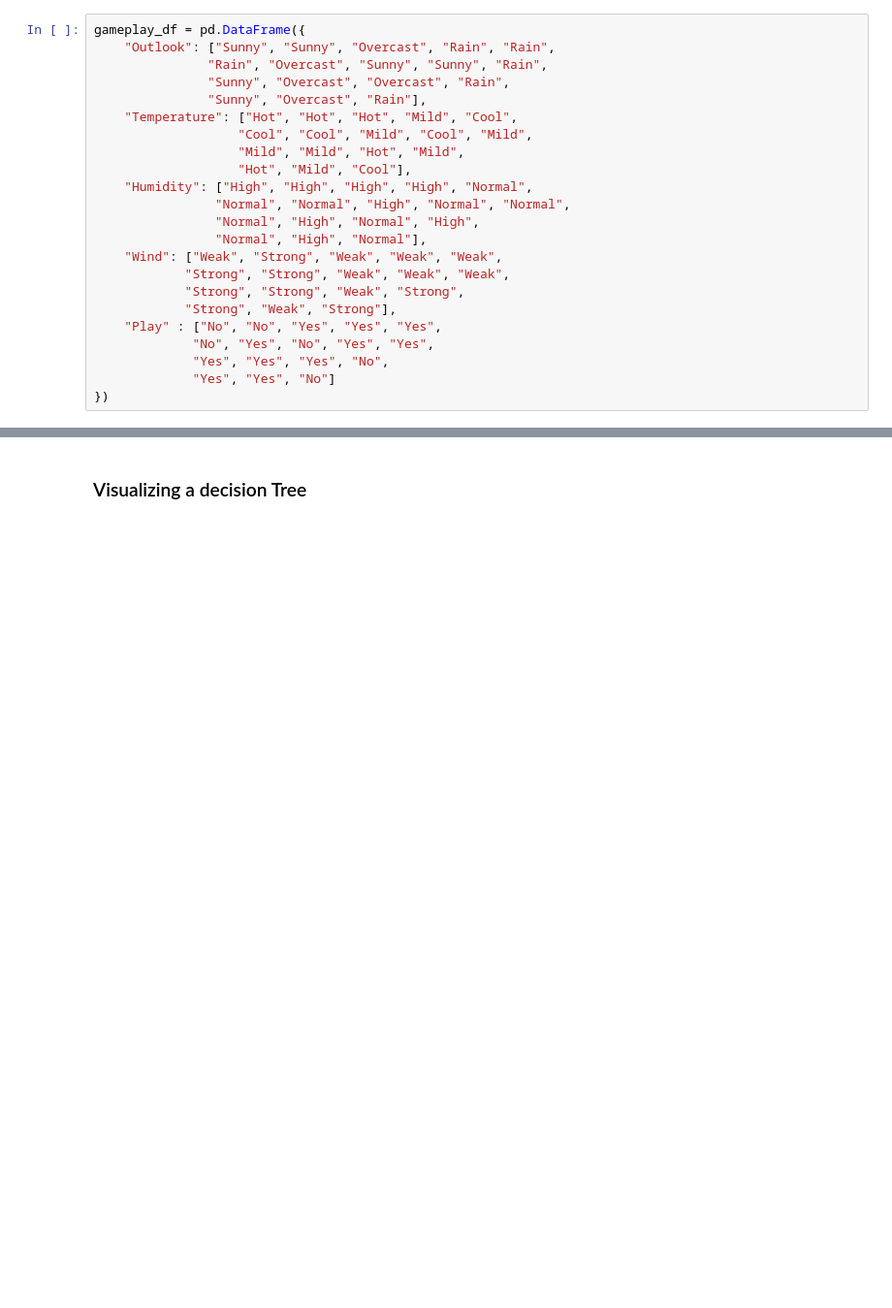
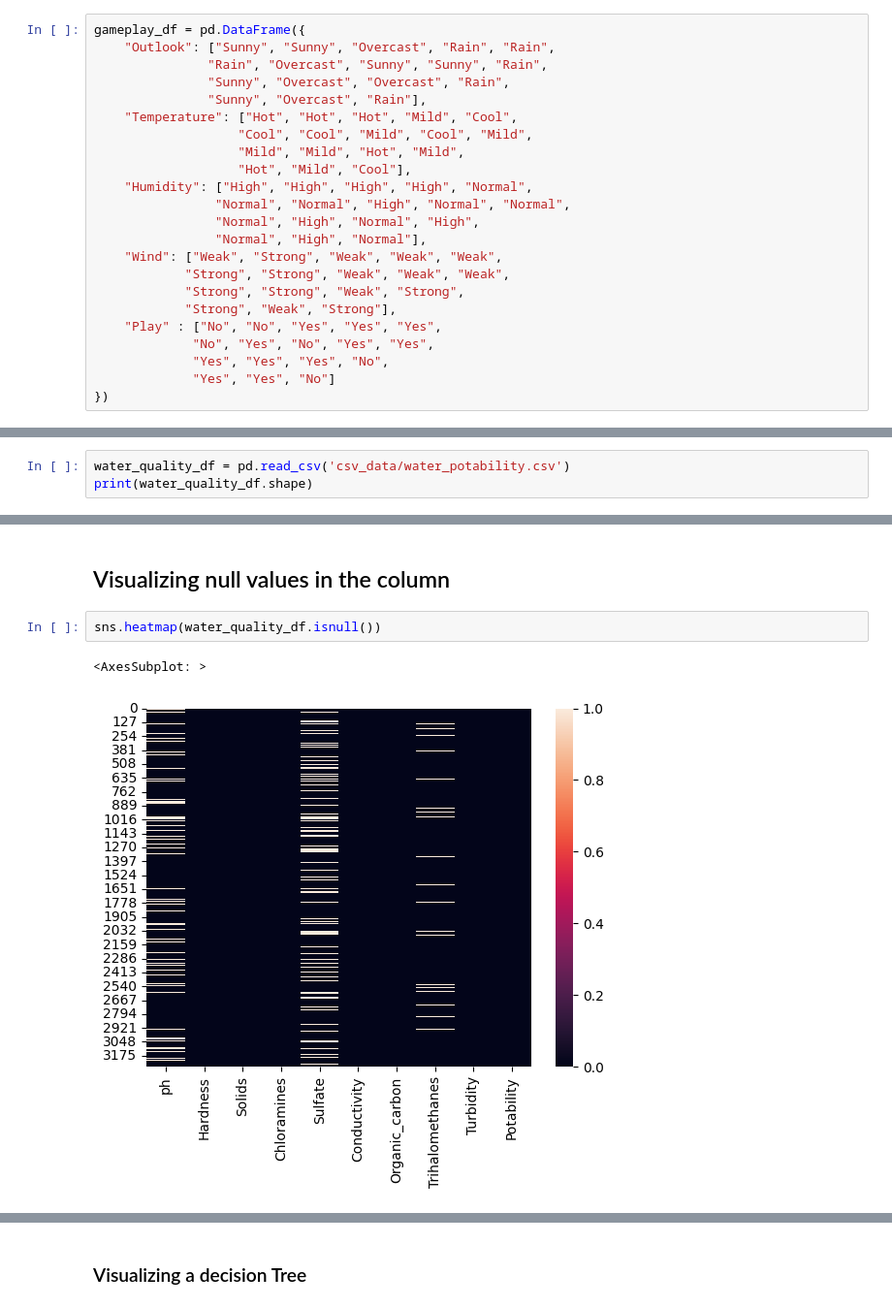
Before and after one commit to prabhat-123/Python_For_Data_Science, a Jupyter notebook: Decision_Trees.ipynb, the cells around one changed output, grey strips where cells are left out. Shown at 97% size. Cells and saved outputs as stored; diff of their text form; blank space fills up the shorter version.

```diff
--- a/Decision_Trees.ipynb
+++ b/Decision_Trees.ipynb
@@ -143,0 +179,3 @@ Gini Index(Leaf) = 1 - ∑(p_i^2)
+# %%
+water_quality_df = pd.read_csv('csv_data/water_potability.csv')
+print(water_quality_df.shape)
@@ -143,0 +193,7 @@ Gini Index(Leaf) = 1 - ∑(p_i^2)
+# %% [markdown]
+## Visualizing null values in the column
+# %%
+sns.heatmap(water_quality_df.isnull())
+# %% [output]
+<AxesSubplot: >
+[figure, added]
```
Also changed, not shown: parts of 70 cells of this notebook, 1 other file.
